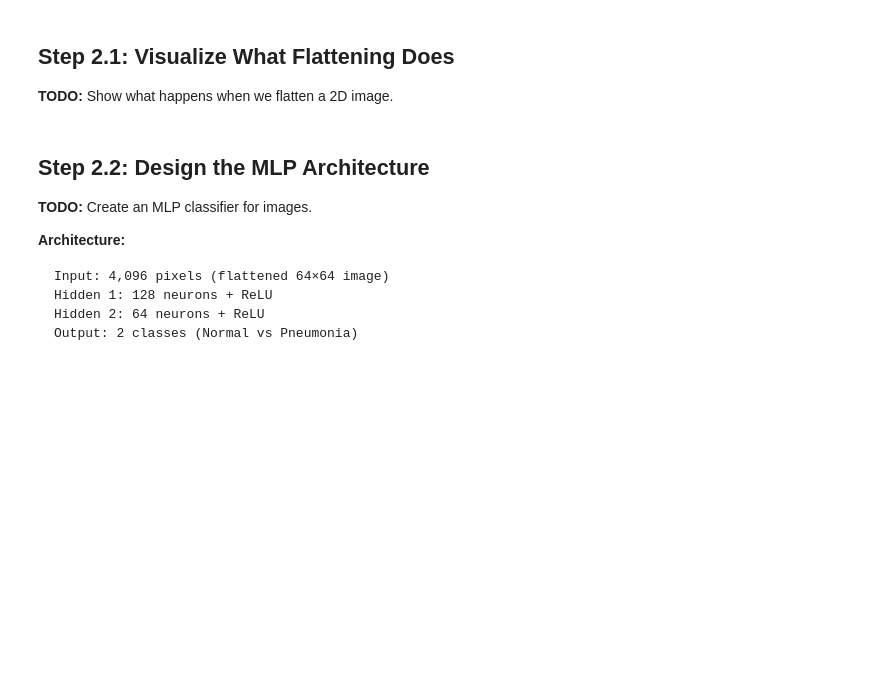
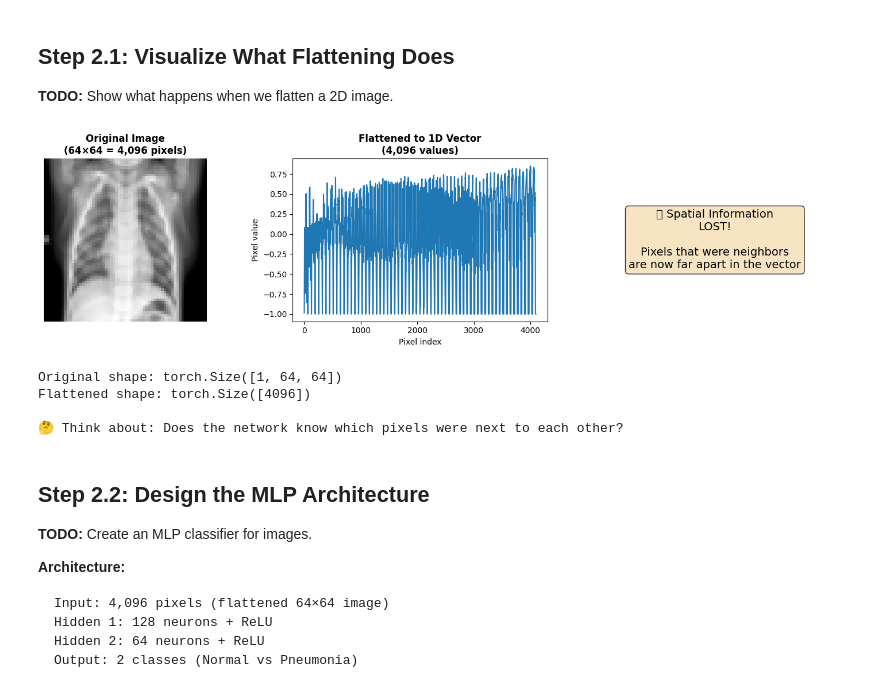
Before and after one commit to rodme02/AIMed, a Jupyter notebook: week2/notebooks/Week2_Class3_Medical_Image_Classification.ipynb, the cells around one changed output. Drawn from its saved outputs; the diff is of its cells as text; code cells hidden in the pictures; blank space fills up the shorter version.

```diff
--- a/week2/notebooks/Week2_Class3_Medical_Image_Classification.ipynb
+++ b/week2/notebooks/Week2_Class3_Medical_Image_Classification.ipynb
@@ -269,17 +300,12 @@ print("Testing Dataset class...")
 # 3. Convert to tensor
 # 4. Normalize (mean=0.5, std=0.5 for grayscale)
 
-# Hint: Use transforms.Compose([
-#     transforms.Resize((64, 64)),
-#     transforms.Grayscale(num_output_channels=1),
-#     transforms.ToTensor(),
-#     transforms.Normalize(mean=[0.5], std=[0.5])
-# ])
-
-transform = None
-
-
-
+transform = transforms.Compose([
+    transforms.Resize((64, 64)),
+    transforms.Grayscale(num_output_channels=1),
+    transforms.ToTensor(),
+    transforms.Normalize(mean=[0.5], std=[0.5])
+])
 
 print("Image transformations defined:")
 print(transform if transform else "TODO: Define transforms")
@@ -291,9 +325,9 @@ print(transform if transform else "TODO: Define transforms")
 # TODO: Create datasets with transforms
 # Hint: train_dataset = ChestXRayDataset('chest_xray_compact/train', transform=transform)
 
-train_dataset = None
-val_dataset = None
-test_dataset = None
+train_dataset = ChestXRayDataset('chest_xray_compact/train', transform=transform)
+val_dataset = ChestXRayDataset('chest_xray_compact/val', transform=transform)
+test_dataset = ChestXRayDataset('chest_xray_compact/test', transform=transform)
 
 
 
@@ -301,9 +335,9 @@ test_dataset = None
 # TODO: Create DataLoaders
 # Hint: Use batch_size=32, shuffle=True for train
 
-train_loader = None
-val_loader = None
-test_loader = None
+train_loader = DataLoader(train_dataset, batch_size=32, shuffle=True)
+val_loader = DataLoader(val_dataset, batch_size=32, shuffle=False)
+test_loader = DataLoader(test_dataset, batch_size=32, shuffle=False)
 
 
 
@@ -359,38 +402,44 @@ if train_loader:
     # TODO: Flatten the image
     # Hint: flattened = sample_img.view(-1)
 
-    flattened = None
+    flattened = sample_img.view(-1)
 
 
 
     # Visualize
     fig, axes = plt.subplots(1, 3, figsize=(15, 4))
 
     # Original image
     axes[0].imshow(sample_img.squeeze(), cmap='gray')
     axes[0].set_title('Original Image\n(64×64 = 4,096 pixels)', fontweight='bold')
     axes[0].axis('off')
 
     # Flattened visualization
     if flattened is not None:
         axes[1].plot(flattened.numpy())
         axes[1].set_title('Flattened to 1D Vector\n(4,096 values)', fontweight='bold')
         axes[1].set_xlabel('Pixel index')
         axes[1].set_ylabel('Pixel value')
 
     # Show what's lost
     axes[2].text(0.5, 0.5, '❌ Spatial Information\nLOST!\n\n'
                  'Pixels that were neighbors\nare now far apart in the vector',
                  ha='center', va='center', fontsize=14,
                  bbox=dict(boxstyle='round', facecolor='wheat', alpha=0.8))
     axes[2].axis('off')
 
     plt.tight_layout()
     plt.show()
 
     print(f"Original shape: {sample_img.shape}")
     print(f"Flattened shape: {flattened.shape if flattened is not None else 'N/A'}")
     print(f"\n🤔 Think about: Does the network know which pixels were next to each other?")
+# %% [output]
+[figure, added]
+Original shape: torch.Size([1, 64, 64])
+Flattened shape: torch.Size([4096])
+
+🤔 Think about: Does the network know which pixels were next to each other?
 # %% [markdown]
 ## Step 2.2: Design the MLP Architecture
 
```
Also changed, not shown: parts of 21 cells of this notebook.
